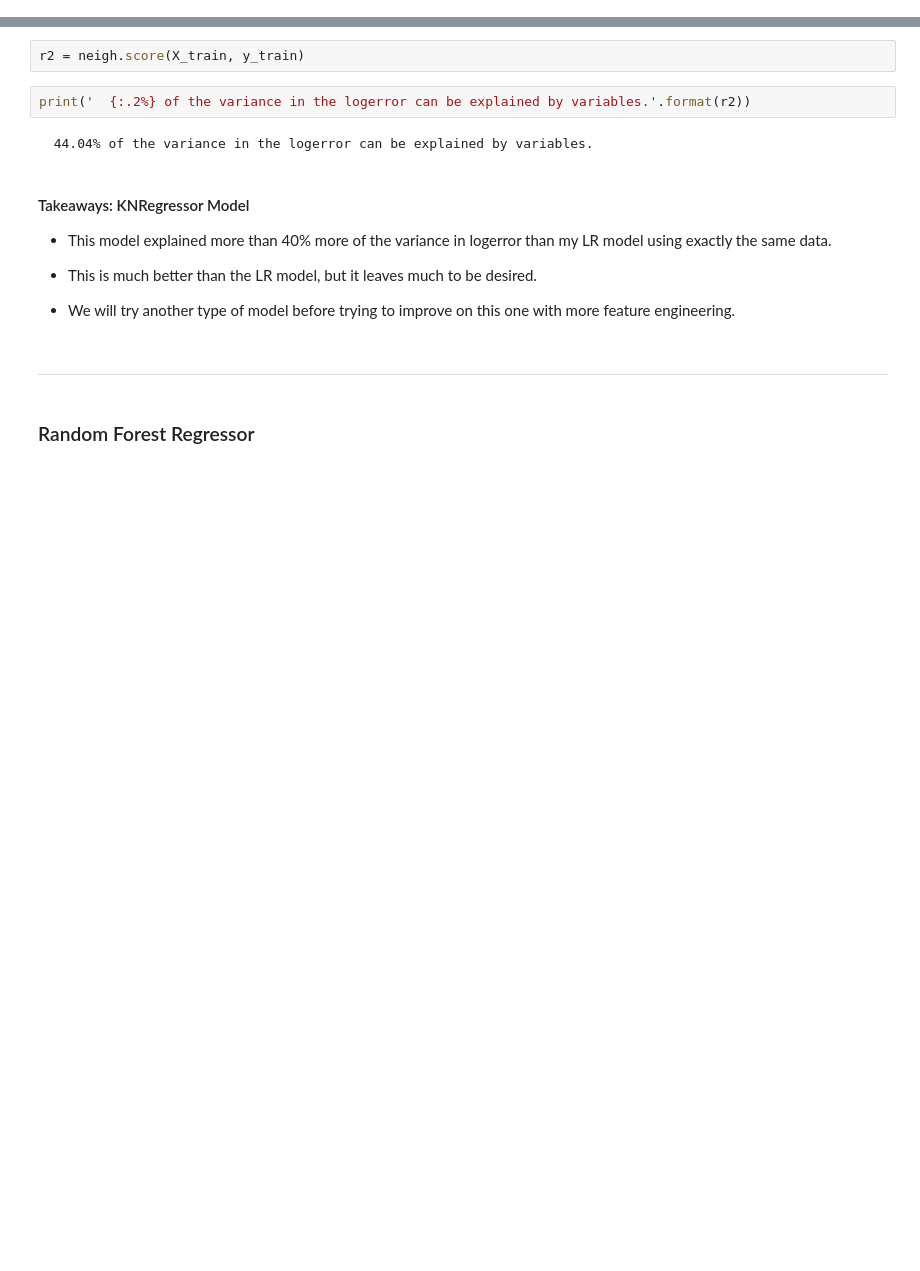
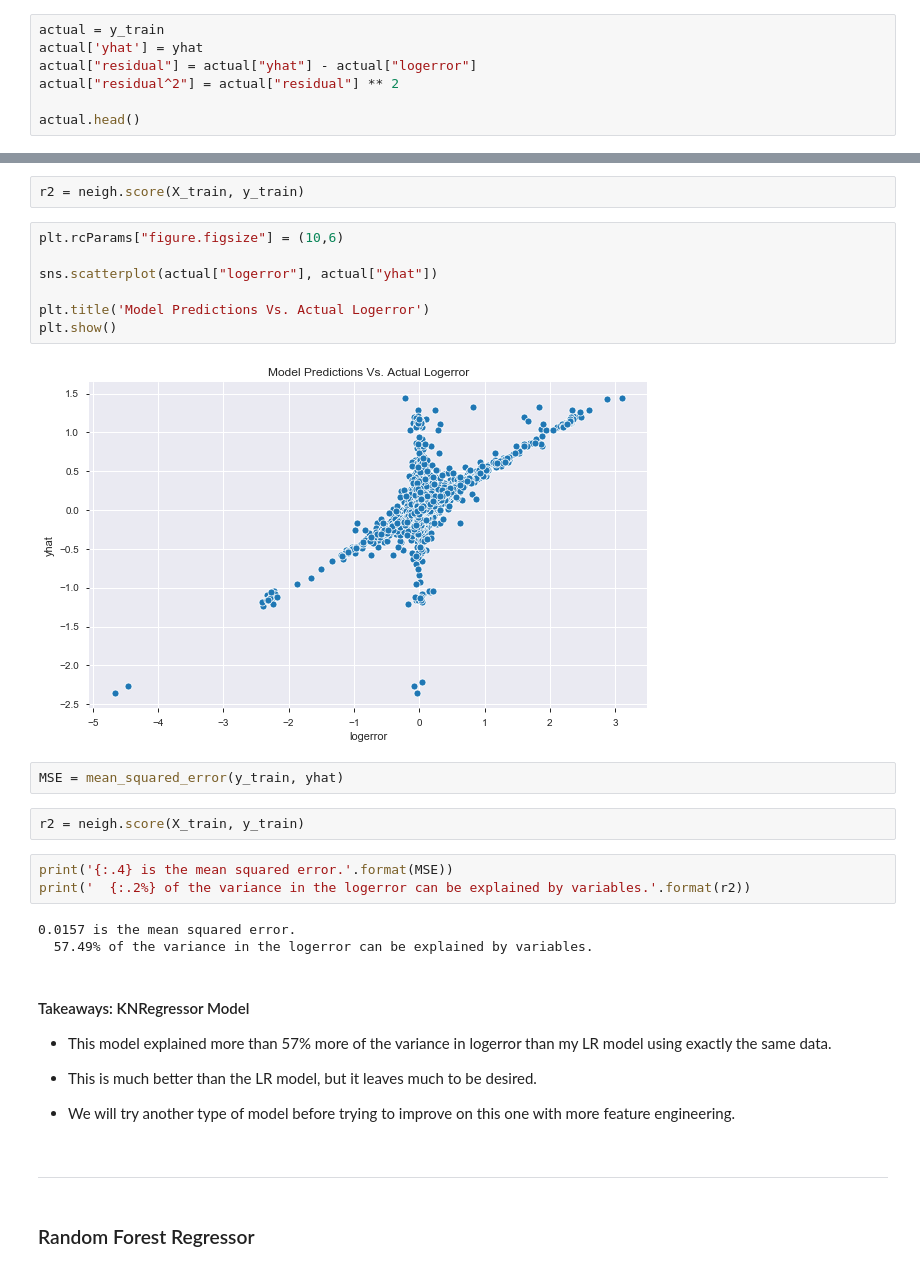
Before and after one commit to FJ-Zillow-Org/Zillow, a Jupyter notebook: deliverable.ipynb, the cells around one changed output, grey strips where cells are left out. Drawn from its saved outputs; the diff is of its cells as text; blank space fills up the shorter version.

```diff
--- a/deliverable.ipynb
+++ b/deliverable.ipynb
@@ -1029,0 +1020,7 @@ print('{:.4} is the mean squared error.'.format(MSE))
+# %%
+actual = y_train
+actual['yhat'] = yhat
+actual["residual"] = actual["yhat"] - actual["logerror"]
+actual["residual^2"] = actual["residual"] ** 2
+
+actual.head()
@@ -1030,13 +1034,28 @@ print('{:.4} is the mean squared error.'.format(MSE))
 # %%
 r2 = neigh.score(X_train, y_train)
+# %%
+plt.rcParams["figure.figsize"] = (10,6)
+
+sns.scatterplot(actual["logerror"], actual["yhat"])
+
+plt.title('Model Predictions Vs. Actual Logerror')
+plt.show()
+# %% [output]
+[figure, added]
+# %%
+MSE = mean_squared_error(y_train, yhat)
+# %%
+r2 = neigh.score(X_train, y_train)
 # %%
+print('{:.4} is the mean squared error.'.format(MSE))
 print('  {:.2%} of the variance in the logerror can be explained by variables.'.format(r2))
 # %% [output]
-  44.04% of the variance in the logerror can be explained by variables.
+0.0157 is the mean squared error.
+  57.49% of the variance in the logerror can be explained by variables.
 # %% [markdown]
 #### Takeaways:  KNRegressor Model
 
-- This model explained more than 40% more of the variance in logerror than my LR model using exactly the same data.
+- This model explained more than 57% more of the variance in logerror than my LR model using exactly the same data.
 
 - This is much better than the LR model, but it leaves much to be desired.
 
```
Also changed, not shown: parts of 32 cells of this notebook.
